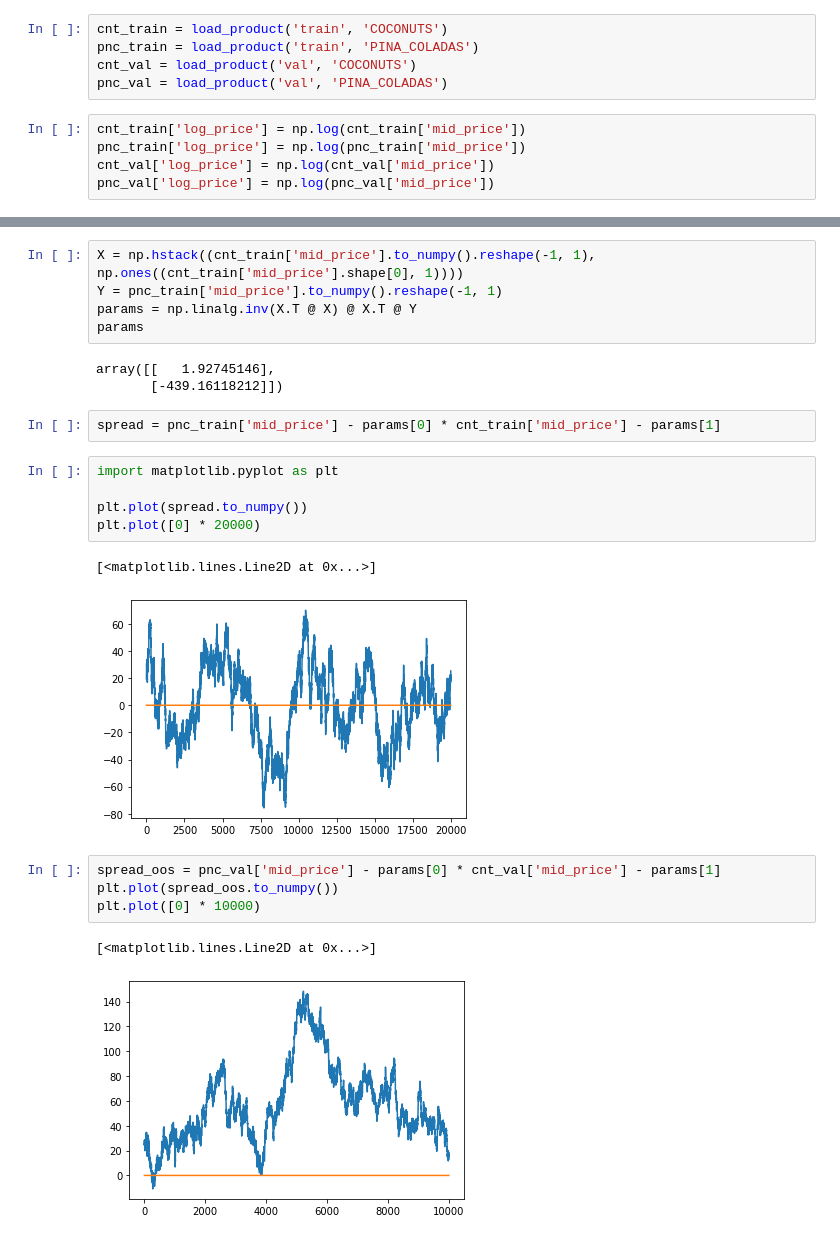
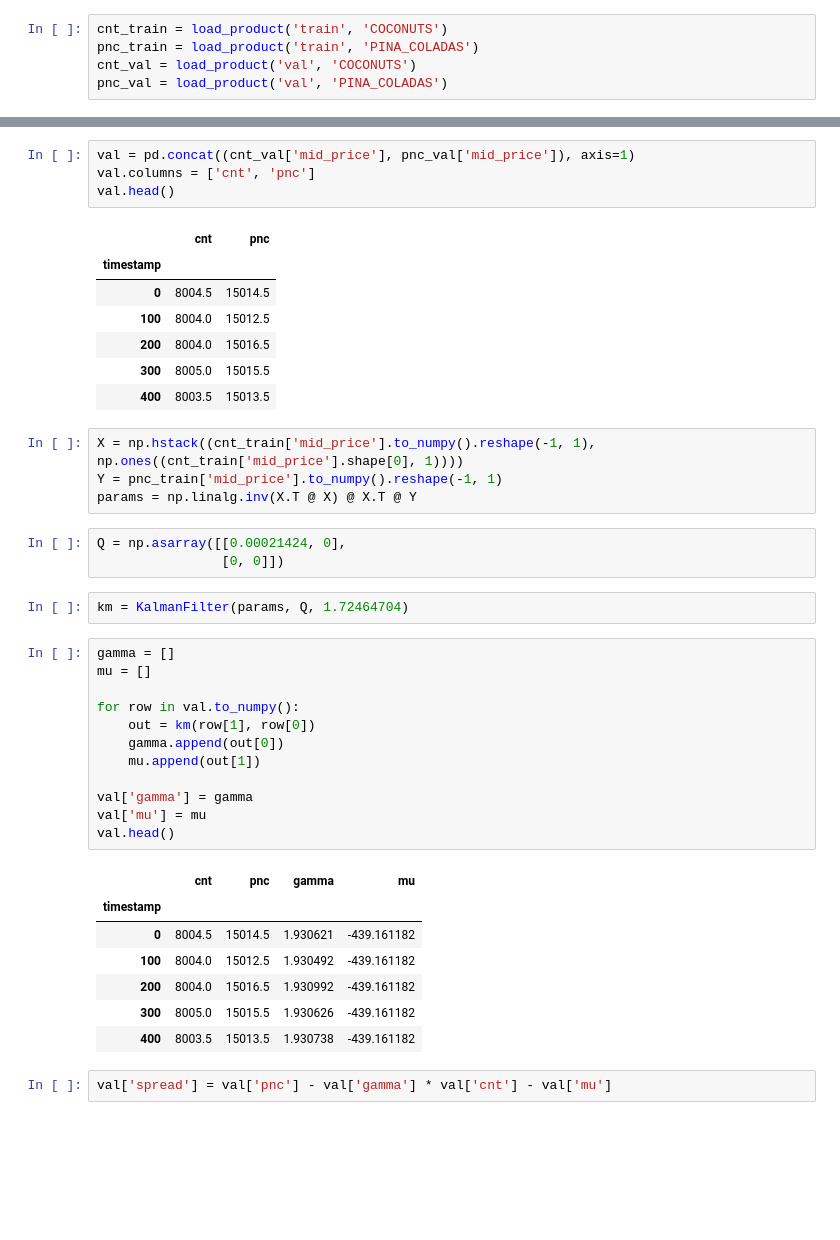
Before and after one commit to andrewchen0028/prosperity, a Jupyter notebook: pair trading.ipynb, the cells around one changed output, grey strips where cells are left out. Saved outputs shown, nothing was run; the diff lists cells and outputs as text; blank space fills up the shorter version.

```diff
--- a/pair trading.ipynb
+++ b/pair trading.ipynb
@@ -7,8 +8,3 @@ cnt_train = load_product('train', 'COCONUTS')
 pnc_train = load_product('train', 'PINA_COLADAS')
 cnt_val = load_product('val', 'COCONUTS')
 pnc_val = load_product('val', 'PINA_COLADAS')
-# %%
-cnt_train['log_price'] = np.log(cnt_train['mid_price'])
-pnc_train['log_price'] = np.log(pnc_train['mid_price'])
-cnt_val['log_price'] = np.log(cnt_val['mid_price'])
-pnc_val['log_price'] = np.log(pnc_val['mid_price'])
@@ -25,25 +11,43 @@ cnt_train.head()
+# %%
+val = pd.concat((cnt_val['mid_price'], pnc_val['mid_price']), axis=1)
+val.columns = ['cnt', 'pnc']
+val.head()
+# %% [output]
+|  | cnt | pnc |
+| timestamp |  |  |
+| 0 | 8004.5 | 15014.5 |
+| 100 | 8004.0 | 15012.5 |
+| 200 | 8004.0 | 15016.5 |
+| 300 | 8005.0 | 15015.5 |
+| 400 | 8003.5 | 15013.5 |
 # %%
 X = np.hstack((cnt_train['mid_price'].to_numpy().reshape(-1, 1), np.ones((cnt_train['mid_price'].shape[0], 1))))
 Y = pnc_train['mid_price'].to_numpy().reshape(-1, 1)
 params = np.linalg.inv(X.T @ X) @ X.T @ Y
-params
-# %% [output]
-array([[   1.92745146],
-       [-439.16118212]])
-# %%
-spread = pnc_train['mid_price'] - params[0] * cnt_train['mid_price'] - params[1]
-# %%
-import matplotlib.pyplot as plt
-
-plt.plot(spread.to_numpy())
-plt.plot([0] * 20000)
-# %% [output]
-[<matplotlib.lines.Line2D at 0x...>]
-[figure, removed]
-# %%
-spread_oos = pnc_val['mid_price'] - params[0] * cnt_val['mid_price'] - params[1]
-plt.plot(spread_oos.to_numpy())
-plt.plot([0] * 10000)
-# %% [output]
-[<matplotlib.lines.Line2D at 0x...>]
-[figure, removed]
+# %%
+Q = np.asarray([[0.00021424, 0],
+                [0, 0]])
+# %%
+km = KalmanFilter(params, Q, 1.72464704)
+# %%
+gamma = []
+mu = []
+
+for row in val.to_numpy():
+    out = km(row[1], row[0])
+    gamma.append(out[0])
+    mu.append(out[1])
+
+val['gamma'] = gamma
+val['mu'] = mu
+val.head()
+# %% [output]
+|  | cnt | pnc | gamma | mu |
+| timestamp |  |  |  |  |
+| 0 | 8004.5 | 15014.5 | 1.930621 | -439.161182 |
+| 100 | 8004.0 | 15012.5 | 1.930492 | -439.161182 |
+| 200 | 8004.0 | 15016.5 | 1.930992 | -439.161182 |
+| 300 | 8005.0 | 15015.5 | 1.930626 | -439.161182 |
+| 400 | 8003.5 | 15013.5 | 1.930738 | -439.161182 |
+# %%
+val['spread'] = val['pnc'] - val['gamma'] * val['cnt'] - val['mu']
```
Also changed, not shown: parts of 3 cells of this notebook, 2 other files.
